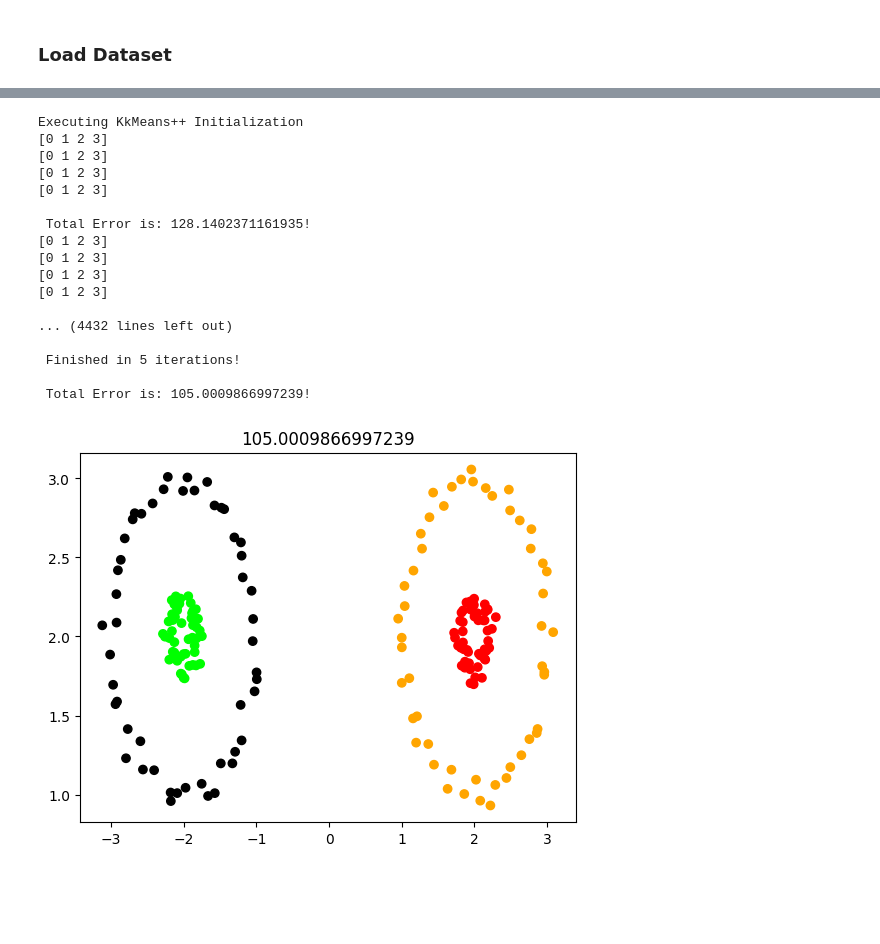
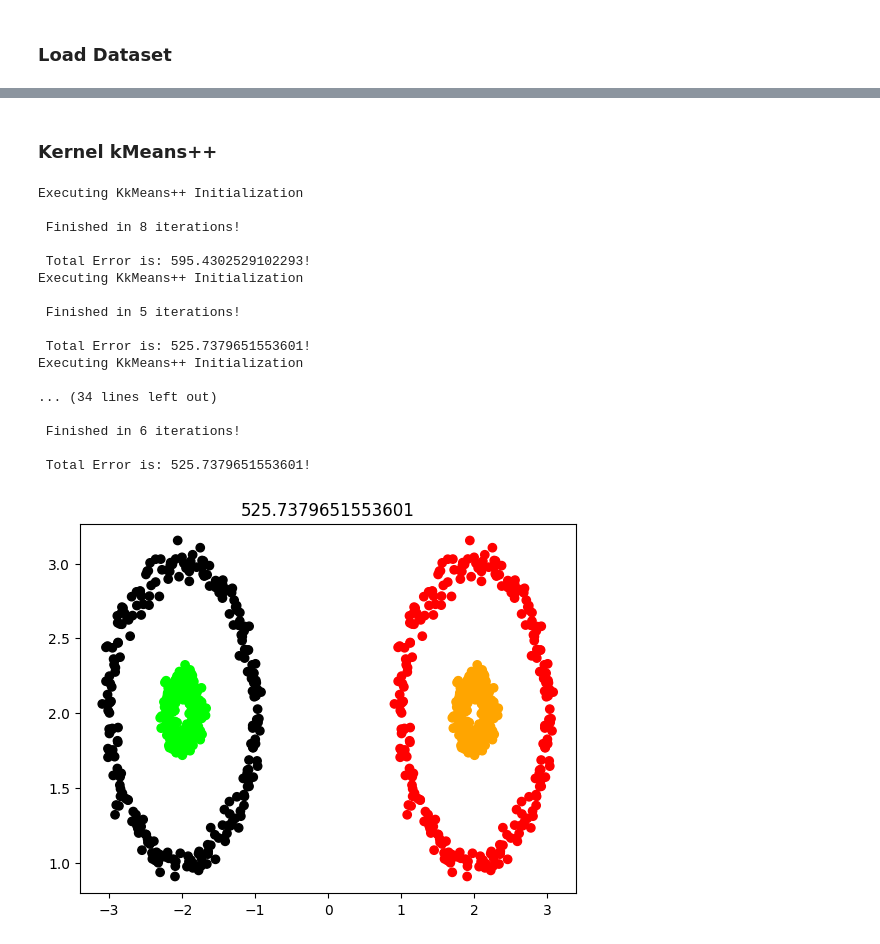
Before and after one commit to gvardakas/global-kernel-k-means-pp, a Jupyter notebook: Kernel k-means.ipynb, the cells around one changed output, grey strips where cells are left out. Saved outputs shown, nothing was run; the diff lists cells and outputs as text; code cells hidden in the pictures; blank space fills up the shorter version.

```diff
--- a/Kernel k-means.ipynb
+++ b/Kernel k-means.ipynb
@@ -51,47 +20,16 @@ plt.scatter(X[:, 0], X[:, 1], c=y)
 # %%
-import numpy as np
+
 import matplotlib.pyplot as plt
-from sklearn.datasets import make_circles
 from matplotlib.colors import ListedColormap
 
 colors = ['red', 'blue', 'green', 'orange', 'purple', 'yellow', 'black', 'cyan', 'gray', 'lime']
 
-def make_n_circle_pairs(n_samples=100, factor=0.2, noise=0.05, random_state=None, center_positions=None):
-    """
-    Generate n pairs of X, y using make_circles function from scikit-learn with specified center positions and unique IDs for each ring.
+# Generate 5 pairs of data with specified center positions and unique IDs for each ring
+centers_coordinates = [(2, 2), (-2, 2)]  # Specify center positions for each pair
 
-    Parameters:
-        n (int): Number of pairs to generate.
-        n_samples (int): The total number of points generated.
-        factor (float): Scale factor between inner and outer circle.
-        noise (float): Standard deviation of Gaussian noise added to the data.
-        random_state (int or RandomState instance): Random state or seed.
-        center_positions (list of tuples): List of center positions for each pair. Each tuple should contain
-                                            the x-coordinate and y-coordinate of the center position.
+rings = Rings()
 
-    Returns:
-        list: List of tuples containing X, y pairs.
-    """
-    pairs = []
-    if center_positions is None:
-        center_positions = [(0, 0)] * n  # Default center positions
-
-    id = 0
-    for _, center in enumerate(center_positions):
-        X, y = make_circles(n_samples=n_samples, factor=factor, noise=noise, random_state=random_state)
-        X[:, 0] += center[0]  # Adjust x-coordinate
-        X[:, 1] += center[1]  # Adjust y-coordinate
-        y = np.where(y == 0, id, id + 1)
-        pairs.append((X, y))
-        id += 2
-
-    return pairs
-
-# Generate 5 pairs of data with specified center positions and unique IDs for each ring
-center_positions = [(2, 2), (-2, 2)]  # Specify center positions for each pair
-pairs = make_n_circle_pairs(center_positions=center_positions)
-X = np.concatenate([X for X, _ in pairs])
-y = np.concatenate([y for _, y in pairs])
+X, y = rings.make_rings_pairs(centers_coordinates=centers_coordinates, n_samples=500, factor=0.2, noise=0.05)
 
 plt.scatter(X[:, 0], X[:, 1], c=y, cmap=ListedColormap(colors))
 # %% [output]
@@ -116,25 +58,27 @@ plt.show()
+# %% [markdown]
+### Kernel kMeans++
 # %%
 kernelKMeansPP =  KernelKMeansPP()
-min_total_error, best_partition = kernelKMeansPP.kernel_kmeans_pp(X, K, kernel_matrix, n_init=100, method='KkMeans++')
+min_total_error, best_partition = kernelKMeansPP.kernel_kmeans_pp(X, K, kernel_matrix, n_init=10, method='KkMeans++')
 plt.scatter(X[:, 0], X[:, 1], c=best_partition, cmap=ListedColormap(colors))
 plt.title(min_total_error)
 plt.show()
 # %% [output]
 Executing KkMeans++ Initialization
-[0 1 2 3]
-[0 1 2 3]
-[0 1 2 3]
-[0 1 2 3]
 
- Total Error is: 128.1402371161935!
-[0 1 2 3]
-[0 1 2 3]
-[0 1 2 3]
-[0 1 2 3]
+ Finished in 8 iterations!
 
-... (4432 lines left out)
+ Total Error is: 595.4302529102293!
+Executing KkMeans++ Initialization
 
  Finished in 5 iterations!
 
- Total Error is: 105.0009866997239!
+ Total Error is: 525.7379651553601!
+Executing KkMeans++ Initialization
+
+... (34 lines left out)
+
+ Finished in 6 iterations!
+
+ Total Error is: 525.7379651553601!
-[figure, old version]
+[figure, new version]
```
Also changed, not shown: parts of 8 cells of this notebook.
